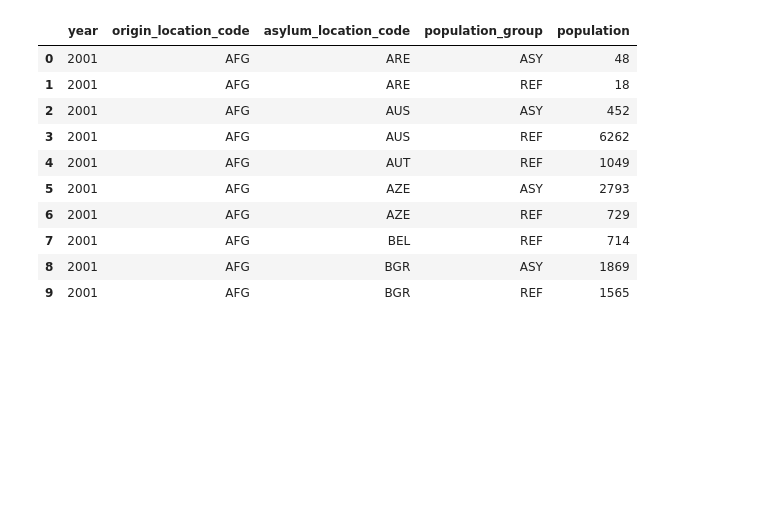
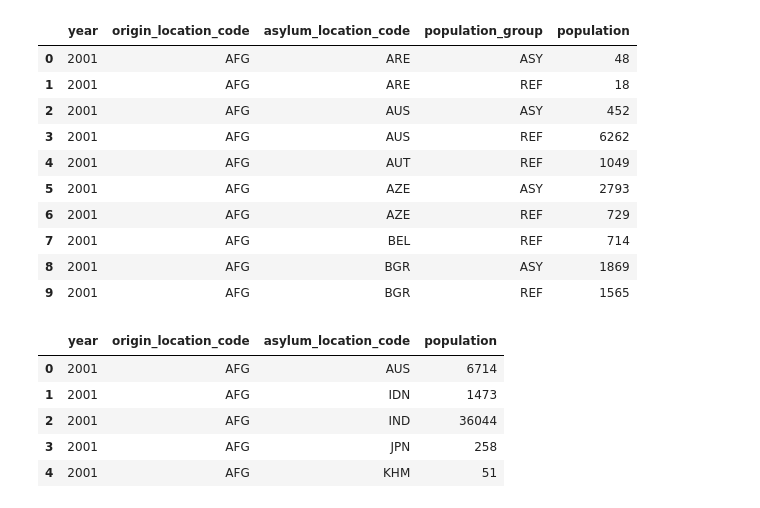
Before and after one commit to group-pi-dataviz/group-pi-dataviz.github.io, a Jupyter notebook: scripts/data_prepocessing_parte5.ipynb, the cells around one changed output. Drawn from its saved outputs; the diff is of its cells as text; code cells hidden in the pictures; blank space fills up the shorter version.

Commit message:
Added network with data

```diff
--- a/scripts/data_prepocessing_parte5.ipynb
+++ b/scripts/data_prepocessing_parte5.ipynb
@@ -1282,3 +1277,13 @@ migration_year_population_group.head(10)
 # %%
 # Saving migration_year_population_group to CSV
 # migration_year_population_group.to_csv("../data/section_4/migration_year_population_group.csv", index=False)
+# %%
+migration_data = pd.read_csv("../data/section_5/apac_migration_data.csv")
+migration_data.head()
+# %% [output]
+|  | year | origin_location_code | asylum_location_code | population |
+| 0 | 2001 | AFG | AUS | 6714 |
+| 1 | 2001 | AFG | IDN | 1473 |
+| 2 | 2001 | AFG | IND | 36044 |
+| 3 | 2001 | AFG | JPN | 258 |
+| 4 | 2001 | AFG | KHM | 51 |
```
Also changed, not shown: parts of 5 cells of this notebook, 4 other files.
